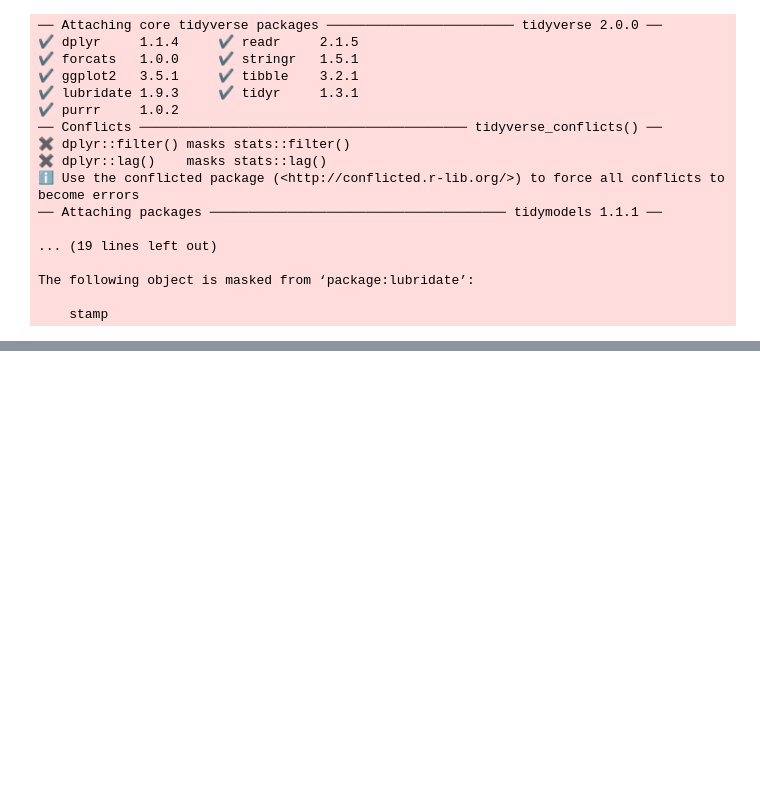
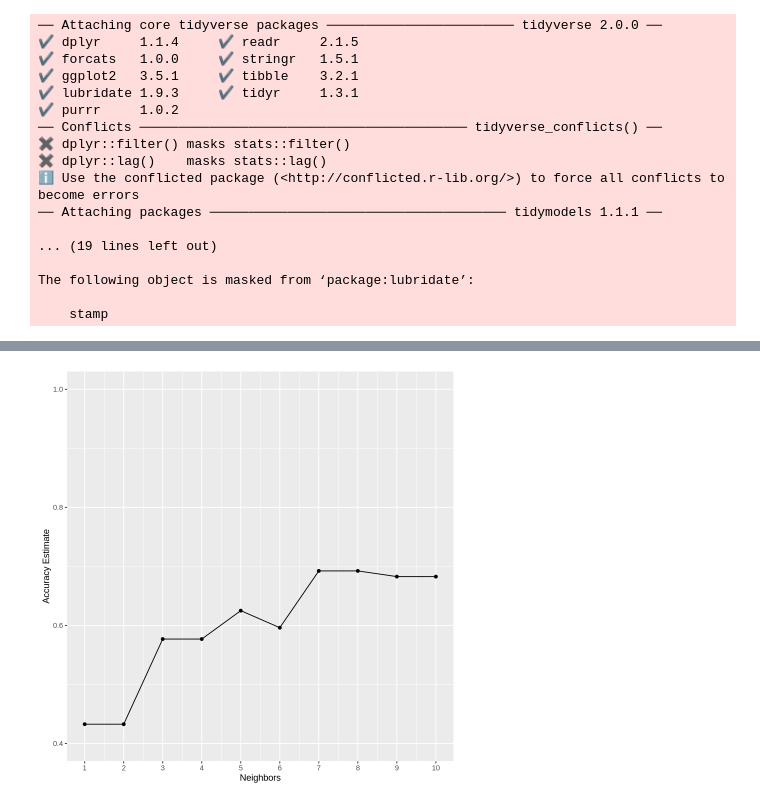
Before and after one commit to ellailan/PLAICRAFT-Data-Analysis, a Jupyter notebook: data-analysis.ipynb, the cells around one changed output, grey strips where cells are left out. Drawn from its saved outputs; the diff is of its cells as text; code cells hidden in the pictures; blank space fills up the shorter version.

```diff
--- a/data-analysis.ipynb
+++ b/data-analysis.ipynb
@@ -132 +84,44 @@ ERROR: Error in `estimate_tune_results()`:
 [figure]
+# %%
+set.seed(1000) #don't remove pleaaaaseeee
+
+#splitting data into testing and training, using the proportion reccomended by TA as feedback to proposal
+gender_split <- initial_split(players, prop = 0.80, strata = gender)
+gender_train <- training(gender_split)
+gender_test <- testing(gender_split)
+
+
+vfold <- vfold_cv(gender_train, v = 2, strata = gender)
+k_vals <- tibble(neighbors = seq(from = 1, to = 10, by = 1))
+
+knn_tune <- nearest_neighbor(weight_func = "rectangular", neighbors = tune()) |>
+                set_engine("kknn") |>
+                set_mode("classification")
+
+
+#excluding playtime bc of outlying data, also debatable
+gender_recipe <- recipe(gender ~ experience + subscribe + Age, data = gender_train) |>
+                step_scale(all_predictors()) |>
+                step_center(all_predictors())
+
+
+knn_results <- workflow() |>
+      add_recipe(knn_recipe) |>
+      add_model(knn_tune) |>
+      tune_grid(resamples = vfold, grid = k_vals) |>
+      collect_metrics()
+
+
+accuracies <- knn_results |>
+      filter(.metric == "accuracy")
+
+accuracy_versus_k <- ggplot(accuracies, aes(x = neighbors, y = mean))+
+      geom_point() +
+      geom_line() +
+      labs(x = "Neighbors", y = "Accuracy Estimate") +
+      scale_x_continuous(breaks = seq(0, 14, by = 1)) +  # adjusting the x-axis
+      scale_y_continuous(limits = c(0.4, 1.0)) # adjusting the y-axis
+
+accuracy_versus_k
+# %% [output]
+[figure, added]
```
Also changed, not shown: parts of 3 cells of this notebook.
